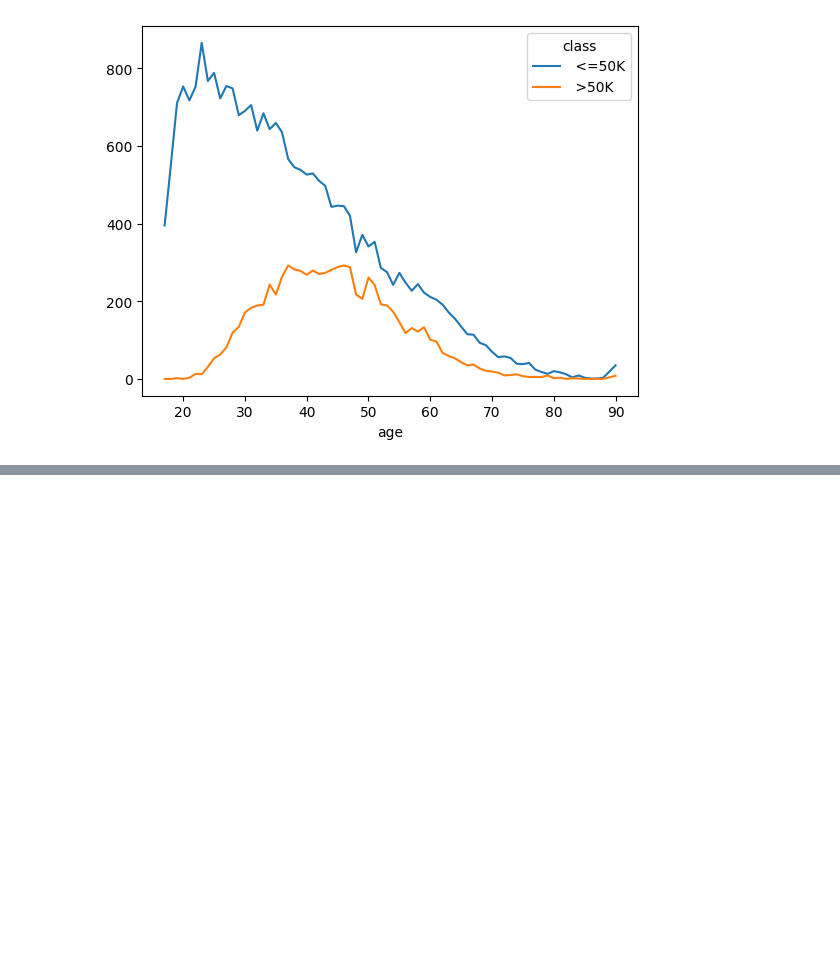
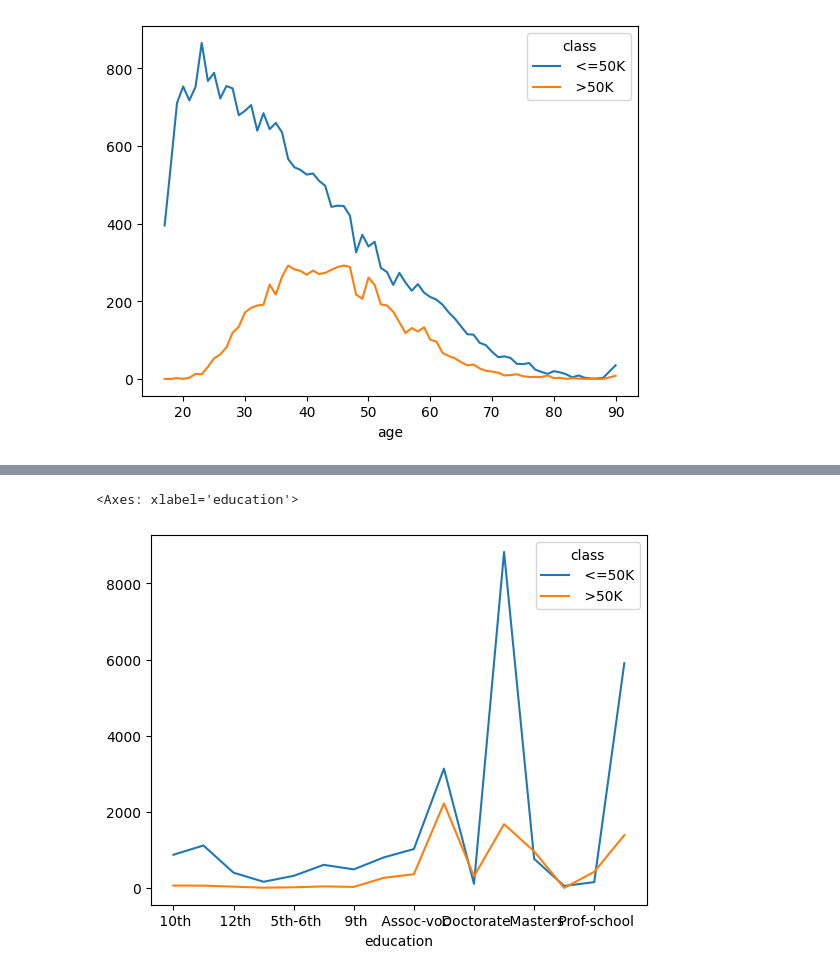
Before and after one commit to maximarbuzov/maxim, a Jupyter notebook: Untitled11.ipynb, the cells around one changed output, grey strips where cells are left out. Saved outputs shown, nothing was run; the diff lists cells and outputs as text; code cells hidden in the pictures; blank space fills up the shorter version.

```diff
--- a/Untitled11.ipynb
+++ b/Untitled11.ipynb
@@ -209,0 +257,5 @@ contingency_table2.plot()
+# %%
+contingency_table3.plot()
+# %% [output]
+<Axes: xlabel='education'>
+[figure, added]
```
Also changed, not shown: parts of 12 cells of this notebook.
